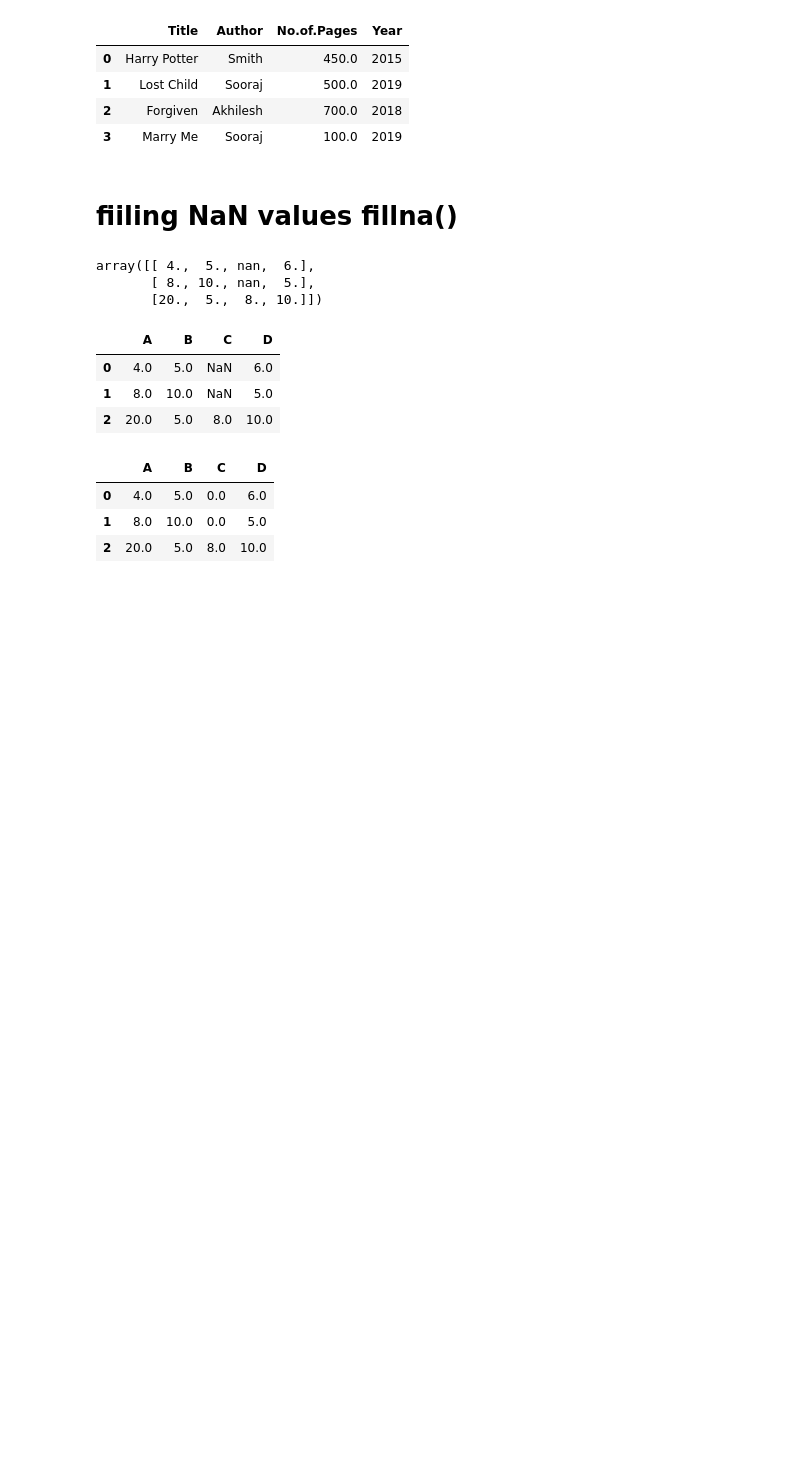
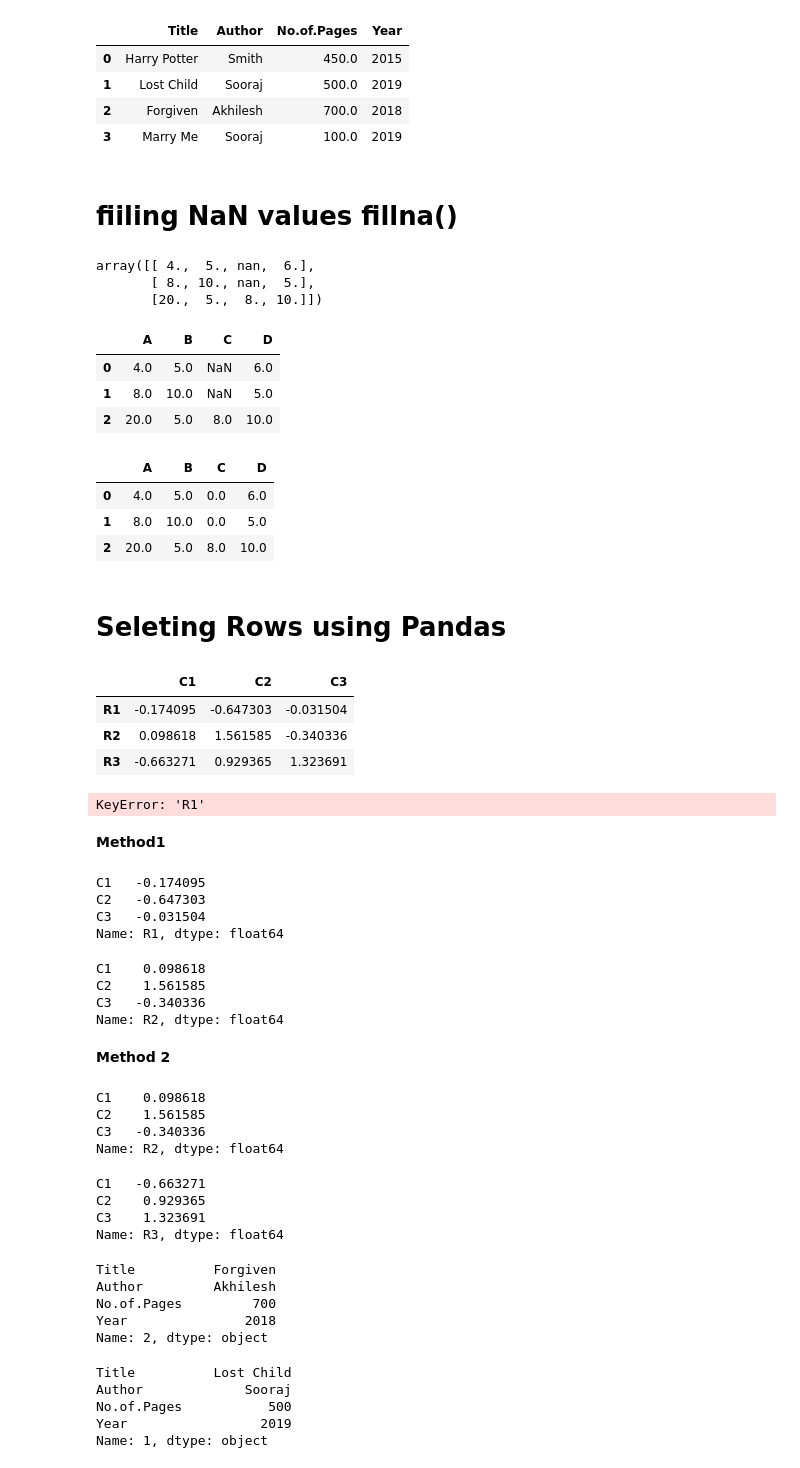
Before and after one commit to jisshub/ML-Bootcamp, a Jupyter notebook: pandas_basics.ipynb, the cells around one changed output. Saved outputs shown, nothing was run; the diff lists cells and outputs as text; code cells hidden in the pictures; blank space fills up the shorter version.

Commit message:
loc and iloc attributes of pandas

```diff
--- a/pandas_basics.ipynb
+++ b/pandas_basics.ipynb
@@ -488,3 +488,5 @@ new.fillna(0)
 | 0 | 4.0 | 5.0 | 0.0 | 6.0 |
 | 1 | 8.0 | 10.0 | 0.0 | 5.0 |
 | 2 | 20.0 | 5.0 | 8.0 | 10.0 |
+# %% [markdown]
+# Seleting Rows using Pandas
@@ -490,0 +496,69 @@ new.fillna(0)
+# %%
+data=pd.DataFrame(np.random.randn(3,3),index=['R1','R2','R3'],columns=['C1','C2','C3'])
+data
+# %% [output]
+|  | C1 | C2 | C3 |
+| R1 | -0.174095 | -0.647303 | -0.031504 |
+| R2 | 0.098618 | 1.561585 | -0.340336 |
+| R3 | -0.663271 | 0.929365 | 1.323691 |
+# %%
+data['R1']
+
+
+#shows error cant access the rows similar to columns.
+# %% [output]
+KeyError: 'R1'
+# %% [markdown]
+**Method1**
+# %%
+# use loc attribute of pandas and pass the label of index.
+
+
+data.loc['R1']
+# %% [output]
+C1   -0.174095
+C2   -0.647303
+C3   -0.031504
+Name: R1, dtype: float64
+# %%
+data.loc['R2']
+# %% [output]
+C1    0.098618
+C2    1.561585
+C3   -0.340336
+Name: R2, dtype: float64
+# %% [markdown]
+**Method 2**
+# %%
+# use iloc attribute of andas and pass the index of each row such 0,1,2...
+# mainly used when rows are not labeled.
+
+data.iloc[1]
+# %% [output]
+C1    0.098618
+C2    1.561585
+C3   -0.340336
+Name: R2, dtype: float64
+# %%
+data.iloc[2]
+# %% [output]
+C1   -0.663271
+C2    0.929365
+C3    1.323691
+Name: R3, dtype: float64
+# %%
+books_df.iloc[2]
+# %% [output]
+Title          Forgiven
+Author         Akhilesh
+No.of.Pages         700
+Year               2018
+Name: 2, dtype: object
+# %%
+books_df.iloc[1]
+# %% [output]
+Title          Lost Child
+Author             Sooraj
+No.of.Pages           500
+Year                 2019
+Name: 1, dtype: object
```
Also changed, not shown: parts of 11 cells of this notebook.
